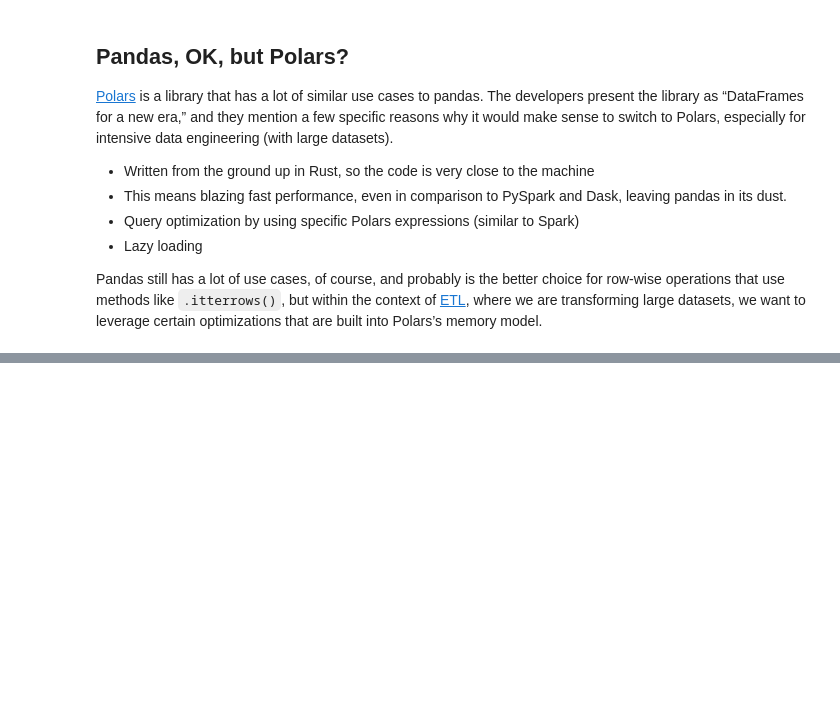
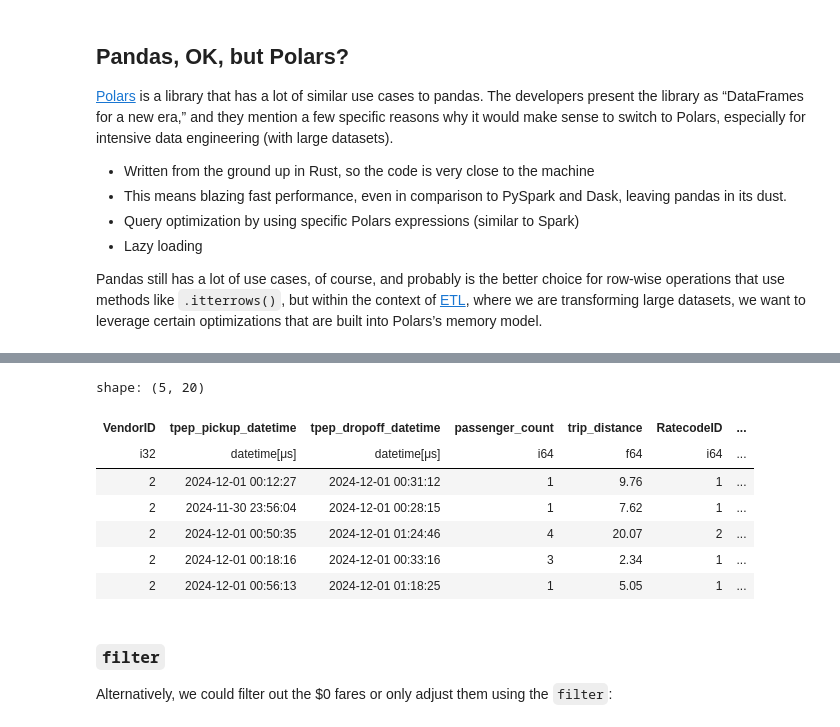
Before and after one commit to columbia-data-club/meetings, a Jupyter notebook: 2025/march_5_data_engineering_with_polars_1.ipynb, the cells around one changed output, grey strips where cells are left out. Cells and saved outputs as stored; diff of their text form; code cells hidden in the pictures; blank space fills up the shorter version.

Commit message:
Keep motoring with filters.

```diff
--- a/2025/march_5_data_engineering_with_polars_1.ipynb
+++ b/2025/march_5_data_engineering_with_polars_1.ipynb
@@ -30,0 +36,3 @@ Polars is built on
+# %%
+tip_pct = pl.col("tip_amount") / pl.col("fare_amount")
+tip_pct
@@ -30,0 +232,20 @@ Polars is built on
+# %%
+df_with_tip_pct = df.with_columns(
+    fare_amount=pl.col("fare_amount")+0.001,
+    tip_pct = tip_pct
+)
+# %%
+df_with_tip_pct.head()
+# %% [output]
+shape: (5, 20)
+| VendorID | tpep_pickup_datetime | tpep_dropoff_datetime | passenger_count | trip_distance | RatecodeID | ... |
+| i32 | datetime[μs] | datetime[μs] | i64 | f64 | i64 | ... |
+| 2 | 2024-12-01 00:12:27 | 2024-12-01 00:31:12 | 1 | 9.76 | 1 | ... |
+| 2 | 2024-11-30 23:56:04 | 2024-12-01 00:28:15 | 1 | 7.62 | 1 | ... |
+| 2 | 2024-12-01 00:50:35 | 2024-12-01 01:24:46 | 4 | 20.07 | 2 | ... |
+| 2 | 2024-12-01 00:18:16 | 2024-12-01 00:33:16 | 3 | 2.34 | 1 | ... |
+| 2 | 2024-12-01 00:56:13 | 2024-12-01 01:18:25 | 1 | 5.05 | 1 | ... |
+# %% [markdown]
+### `filter`
+
+Alternatively, we could filter out the $0 fares or only adjust them using the `filter`:
```
Also changed, not shown: parts of 27 cells of this notebook.
